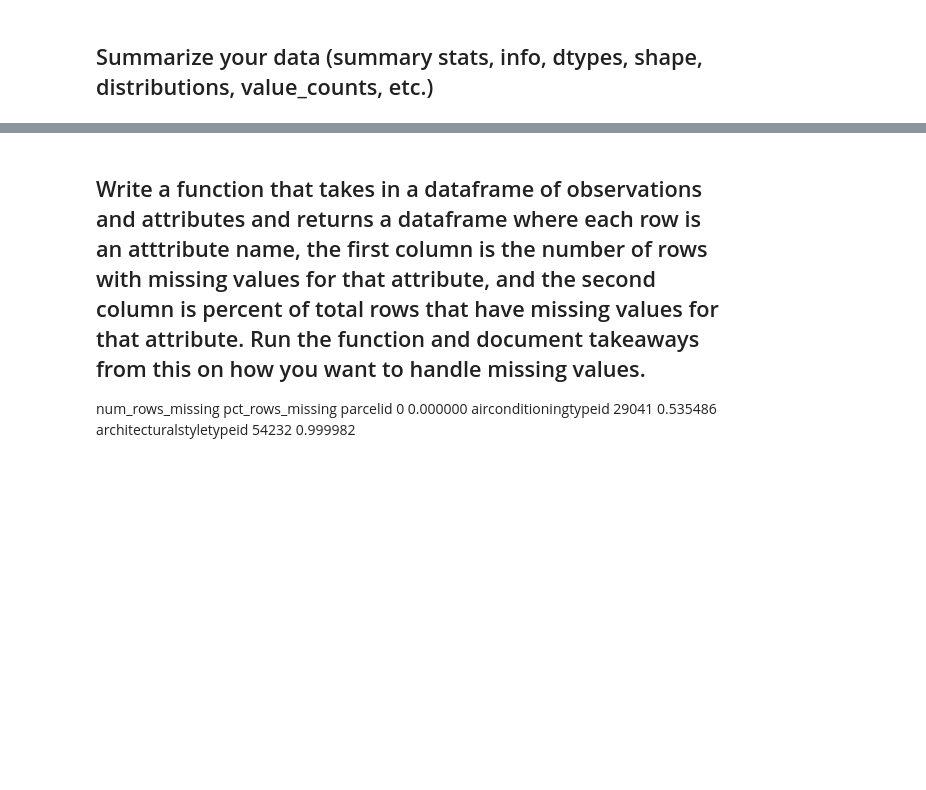
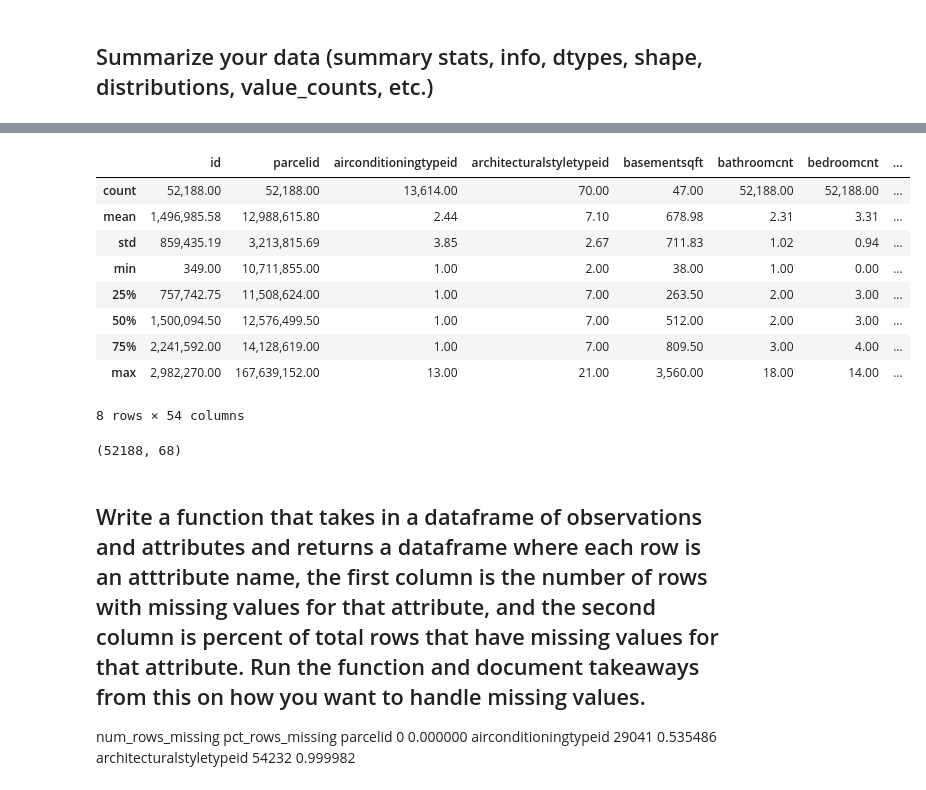
Before and after one commit to Alexia-Garces/clustering_exercises, a Jupyter notebook: wrangle.ipynb, the cells around one changed output, grey strips where cells are left out. Drawn from its saved outputs; the diff is of its cells as text; code cells hidden in the pictures; blank space fills up the shorter version.

```diff
--- a/wrangle.ipynb
+++ b/wrangle.ipynb
@@ -45,3 +134,20 @@ You will have a zillow.ipynb file and a helper file for each section in the pipe
+# %%
+df.describe()
+# %% [output]
+|  | id | parcelid | airconditioningtypeid | architecturalstyletypeid | basementsqft | bathroomcnt | bedroomcnt | ... |
+| count | 52,188.00 | 52,188.00 | 13,614.00 | 70.00 | 47.00 | 52,188.00 | 52,188.00 | ... |
+| mean | 1,496,985.58 | 12,988,615.80 | 2.44 | 7.10 | 678.98 | 2.31 | 3.31 | ... |
+| std | 859,435.19 | 3,213,815.69 | 3.85 | 2.67 | 711.83 | 1.02 | 0.94 | ... |
+| min | 349.00 | 10,711,855.00 | 1.00 | 2.00 | 38.00 | 1.00 | 0.00 | ... |
+| 25% | 757,742.75 | 11,508,624.00 | 1.00 | 7.00 | 263.50 | 2.00 | 3.00 | ... |
+| 50% | 1,500,094.50 | 12,576,499.50 | 1.00 | 7.00 | 512.00 | 2.00 | 3.00 | ... |
+| 75% | 2,241,592.00 | 14,128,619.00 | 1.00 | 7.00 | 809.50 | 3.00 | 4.00 | ... |
+| max | 2,982,270.00 | 167,639,152.00 | 13.00 | 21.00 | 3,560.00 | 18.00 | 14.00 | ... |
+8 rows × 54 columns
+# %%
+df.shape
+# %% [output]
+(52188, 68)
 # %% [markdown]
 ## Write a function that takes in a dataframe of observations and attributes and returns a dataframe where each row is an atttribute name, the first column is the number of rows with missing values for that attribute, and the second column is percent of total rows that have missing values for that attribute. Run the function and document takeaways from this on how you want to handle missing values.
 num_rows_missing	pct_rows_missing
```
Also changed, not shown: parts of 24 cells of this notebook.
